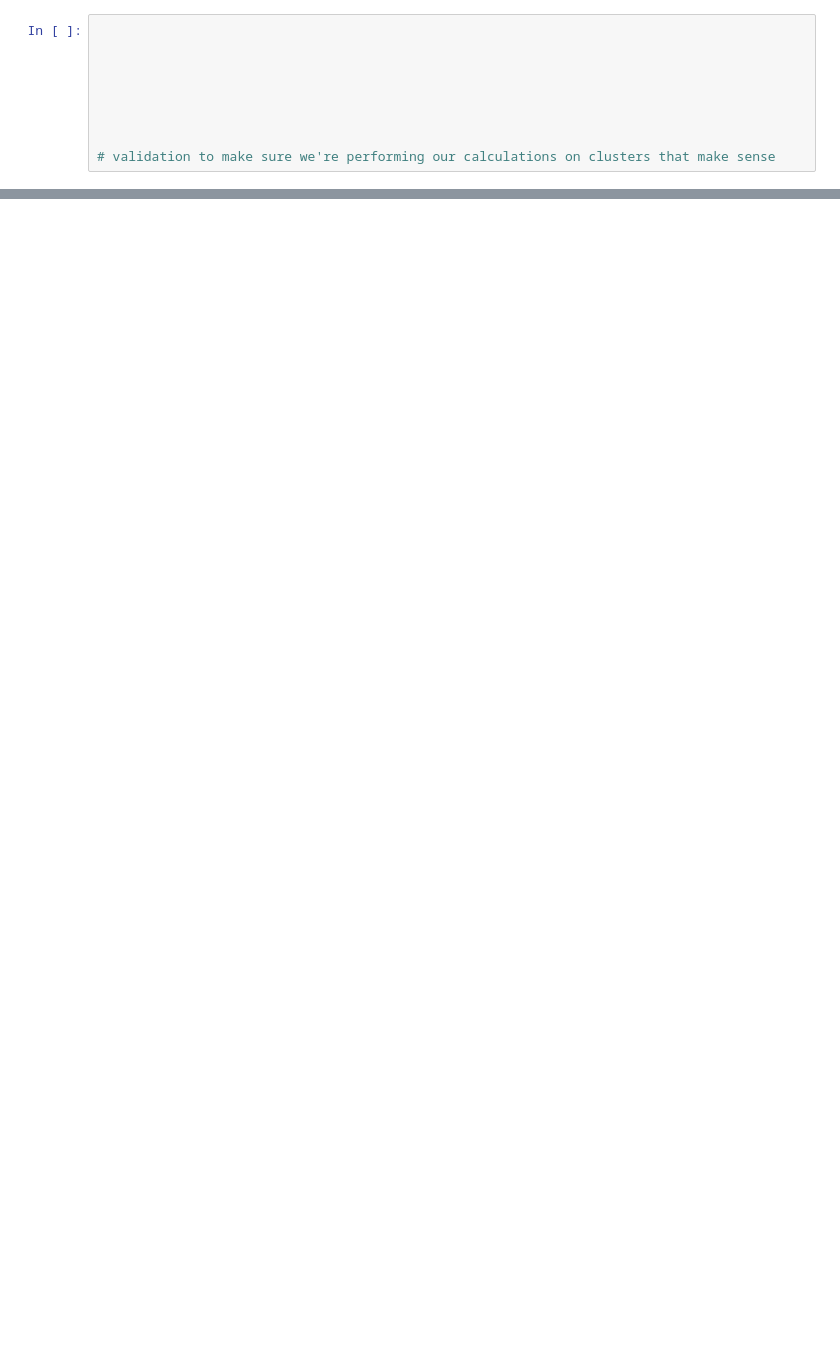
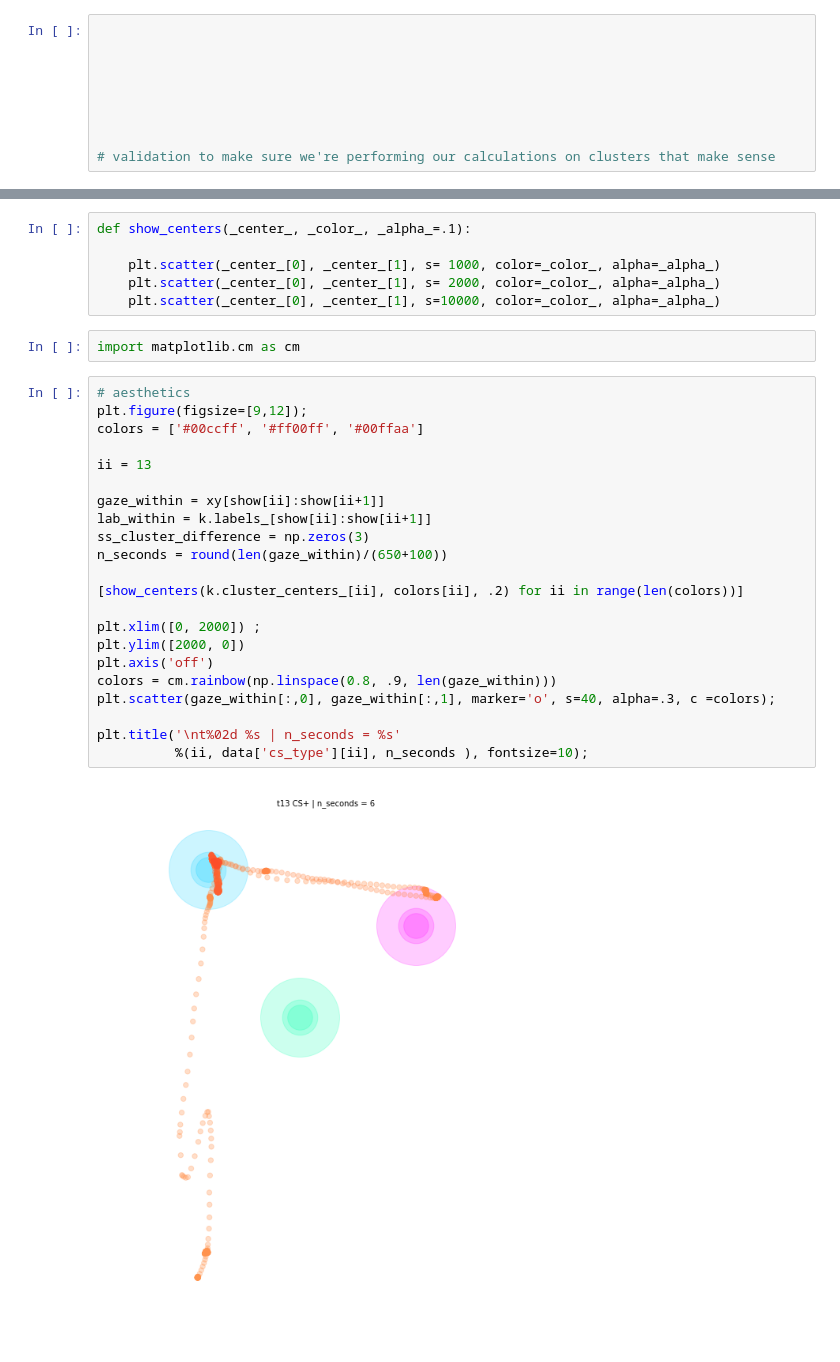
Before and after one commit to tzler/social_structure_learning, a Jupyter notebook: analysis/gaze/coordinate_functions.ipynb, the cells around one changed output, grey strips where cells are left out. Drawn from its saved outputs; the diff is of its cells as text; blank space fills up the shorter version.

Commit message:
custom gaze overlay on video: first draft working

```diff
--- a/analysis/gaze/coordinate_functions.ipynb
+++ b/analysis/gaze/coordinate_functions.ipynb
@@ -458,0 +489,32 @@ subject_data[10000:10020]
+# %%
+def show_centers(_center_, _color_, _alpha_=.1):
+
+    plt.scatter(_center_[0], _center_[1], s= 1000, color=_color_, alpha=_alpha_)
+    plt.scatter(_center_[0], _center_[1], s= 2000, color=_color_, alpha=_alpha_)
+    plt.scatter(_center_[0], _center_[1], s=10000, color=_color_, alpha=_alpha_)
+# %%
+import matplotlib.cm as cm
+# %%
+# aesthetics
+plt.figure(figsize=[9,12]);
+colors = ['#00ccff', '#ff00ff', '#00ffaa']
+
+ii = 13
+
+gaze_within = xy[show[ii]:show[ii+1]]
+lab_within = k.labels_[show[ii]:show[ii+1]]
+ss_cluster_difference = np.zeros(3)
+n_seconds = round(len(gaze_within)/(650+100))
+
+[show_centers(k.cluster_centers_[ii], colors[ii], .2) for ii in range(len(colors))]
+
+plt.xlim([0, 2000]) ;
+plt.ylim([2000, 0])
+plt.axis('off')
+colors = cm.rainbow(np.linspace(0.8, .9, len(gaze_within)))
+plt.scatter(gaze_within[:,0], gaze_within[:,1], marker='o', s=40, alpha=.3, c =colors);
+
+plt.title('\nt%02d %s | n_seconds = %s'
+          %(ii, data['cs_type'][ii], n_seconds ), fontsize=10);
+# %% [output]
+[figure, added]
```
Also changed, not shown: parts of 41 cells of this notebook, 2 other files.
